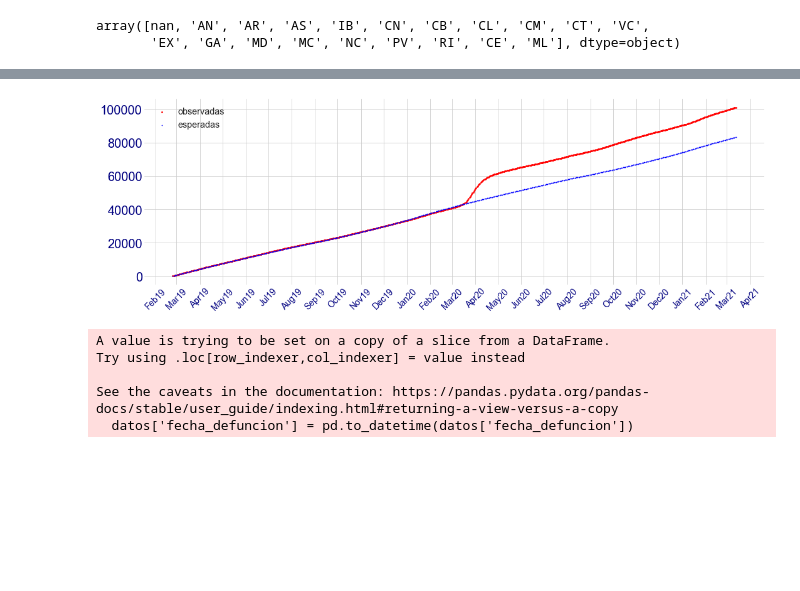
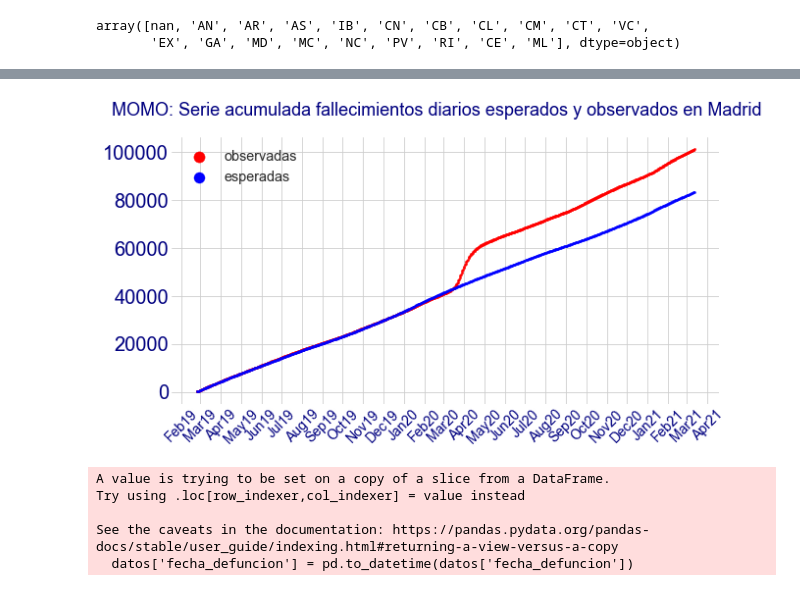
Before and after one commit to mharias/covid, a Jupyter notebook: momo/datos_momo.ipynb, the cells around one changed output, grey strips where cells are left out. Drawn from its saved outputs; the diff is of its cells as text; code cells hidden in the pictures; blank space fills up the shorter version.

```diff
--- a/momo/datos_momo.ipynb
+++ b/momo/datos_momo.ipynb
@@ -85,7 +136,7 @@ colores = sns.color_palette("Blues_r", 5)
 
 plt.style.use('seaborn-white')
 #f.suptitle(titulo,fontsize=20,x=0.5,y=1,color=color_titulos)
-f = plt.figure(figsize=(15,5))
+f = plt.figure(figsize=(10,5))
 ax1 = f.add_subplot(1,1,1,)
 
 
@@ -97,8 +148,8 @@ ax1 = f.add_subplot(1,1,1,)
 ax1.yaxis.set_tick_params(labelsize=20,labelcolor='navy')
 ax1.xaxis.set_tick_params(labelsize=14,rotation=45,labelcolor='navy',width=0)
 #ax1.set_title(titulo_IA,size=20,color='navy')
-ax1.scatter(datos['fecha_defuncion'],datos[observadas],color='red',s=5,lw=.5,label='observadas')
-ax1.scatter(datos['fecha_defuncion'],datos[esperadas],color='blue',s=2,lw=.2,label='esperadas')
+ax1.scatter(datos['fecha_defuncion'],datos[observadas],color='red',s=5,lw=.05,label='observadas')
+ax1.scatter(datos['fecha_defuncion'],datos[esperadas],color='blue',s=5,lw=.05,label='esperadas')
 #ax1.plot(momo_ccaa['fecha_defuncion'],momo_ccaa[observadas],color='red',lw=.5,label='ratio ia14 a 7 días')
 #ax2.plot(datos['date'],datos[clave_ratio],color='red',lw=.5,label='ratio ia14 a 7 días')
 
@@ -112,15 +163,15 @@ ax1.xaxis.set_major_formatter(XmajorFmt)
 ax1.xaxis.set_major_locator(DayLocator([1]))
 #ax1.set_xticks(ax1.get_xticks()[1:-1])
 
-legend = ax1.legend(framealpha=0,fancybox=True,fontsize='x-large')
+legend = ax1.legend(framealpha=0,fancybox=True,fontsize='x-large',markerscale=5)
 
 ax1.grid(True,axis='both')
+f.suptitle('MOMO: Serie de fallecimientos diarios esperados y observados en Madrid',fontsize=18,color='navy')
+style = dict(size=20, color=color_titulos,weight='normal')
+([spine.set_visible(False) for spine in ax1.spines.values()])
 
-style = dict(size=20, color=color_titulos,weight='normal')
-[spine.set_visible(False) for spine in ax1.spines.values()]
-
-f.tight_layout(w_pad=0,h_pad=2,pad=1)
+#f.tight_layout(w_pad=0,h_pad=2,pad=1)
 
 #f.tight_layout()
-# f.savefig('graficos/almendralejo_ia14.png',dpi=200,bbox_inches='tight')
+f.savefig('img/momo_diario_madrid.png',dpi=200,bbox_inches='tight')
 # %% [output]
@@ -132,47 +183,47 @@ colores = sns.color_palette("Blues_r", 5)
 
 plt.style.use('seaborn-white')
 #f.suptitle(titulo,fontsize=20,x=0.5,y=1,color=color_titulos)
-f = plt.figure(figsize=(15,5))
+f = plt.figure(figsize=(10,5))
 ax1 = f.add_subplot(1,1,1,)
 
 
 
 #colors = cm.RdYlBu_r(datos[casos_nuevos]/datos[casos_nuevos].max())
 
 
 #ax1.fill_between(datos['date'],datos[IA],color='navy',lw=5,alpha=.3)
 
 ax1.yaxis.set_tick_params(labelsize=20,labelcolor='navy')
 ax1.xaxis.set_tick_params(labelsize=14,rotation=45,labelcolor='navy',width=0)
 #ax1.set_title(titulo_IA,size=20,color='navy')
 ax1.scatter(datos['fecha_defuncion'],datos[acum_obs],color='red',s=5,lw=.5,label='observadas')
-ax1.scatter(datos['fecha_defuncion'],datos[acum_esp],color='blue',s=2,lw=.2,label='esperadas')
+ax1.scatter(datos['fecha_defuncion'],datos[acum_esp],color='blue',s=5,lw=.2,label='esperadas')
 #ax1.plot(momo_ccaa['fecha_defuncion'],momo_ccaa[observadas],color='red',lw=.5,label='ratio ia14 a 7 días')
 #ax2.plot(datos['date'],datos[clave_ratio],color='red',lw=.5,label='ratio ia14 a 7 días')
 
 fmt = '%00.0f' # Format you want the ticks, e.g. '40%'
 yticks = ticker.FormatStrFormatter(fmt)
 ax1.yaxis.set_major_formatter(yticks)
 #ax1.set_yticks([0,10,20,30,40,50,60,70,80,90,100])
 
 XmajorFmt = DateFormatter('%-b%y')
 ax1.xaxis.set_major_formatter(XmajorFmt)
 ax1.xaxis.set_major_locator(DayLocator([1]))
 #ax1.set_xticks(ax1.get_xticks()[1:-1])
 
-legend = ax1.legend(framealpha=0,fancybox=True,fontsize='x-large')
+legend = ax1.legend(framealpha=0,fancybox=True,fontsize='x-large',markerscale=5)
 
 ax1.grid(True,axis='both')
+f.suptitle('MOMO: Serie acumulada fallecimientos diarios esperados y observados en Madrid',fontsize=18,color='navy')
+style = dict(size=20, color=color_titulos,weight='normal')
+([spine.set_visible(False) for spine in ax1.spines.values()])
 
-style = dict(size=20, color=color_titulos,weight='normal')
-[spine.set_visible(False) for spine in ax1.spines.values()]
-
-f.tight_layout(w_pad=0,h_pad=2)
+#f.tight_layout(w_pad=0,h_pad=2)
 
 #f.tight_layout()
-# f.savefig('graficos/almendralejo_ia14.png',dpi=200,bbox_inches='tight')
+f.savefig('img/momo_acum_madrid.png',dpi=200,bbox_inches='tight')
 # %% [output]
-[figure, old version]
+[figure, new version]
 # %%
 datos = row_momo.loc[(row_momo['cod_sexo']=='all') & (row_momo['nombre_gedad']=='todos')& (row_momo['ambito']=='ccaa')]
 # %%
```
Also changed, not shown: parts of 8 cells of this notebook, 7 other files.
